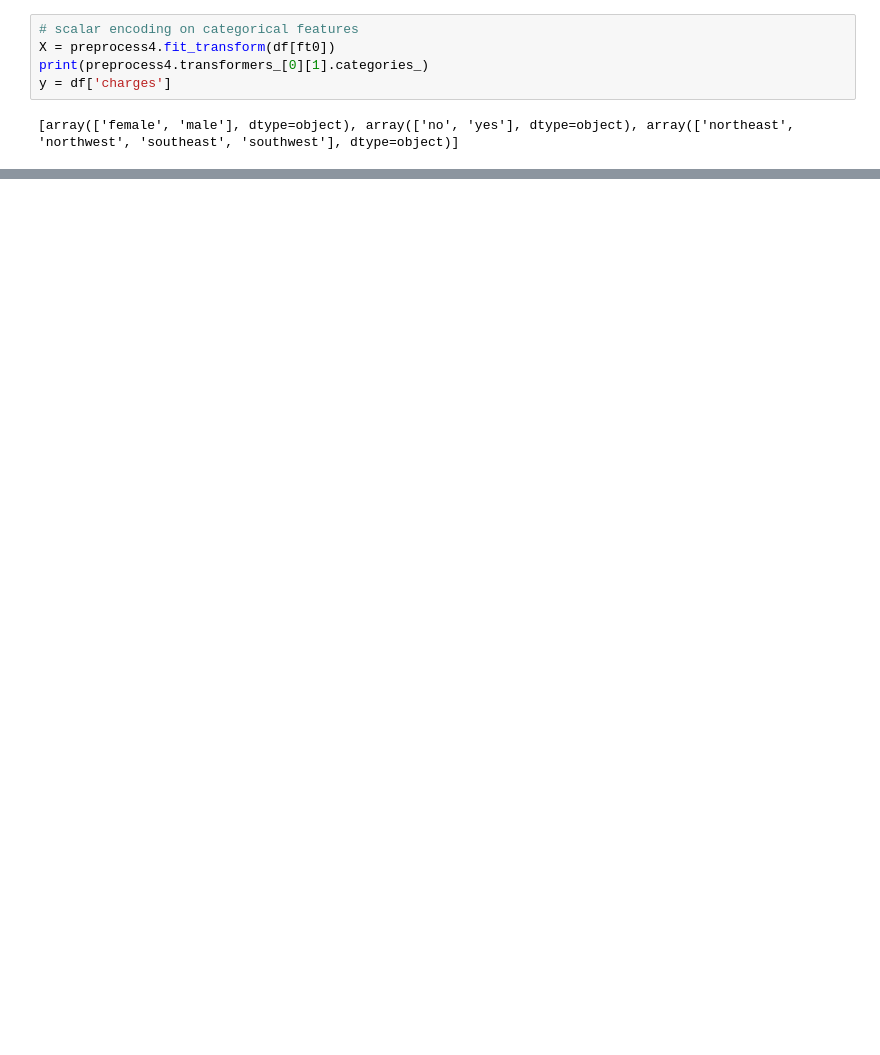
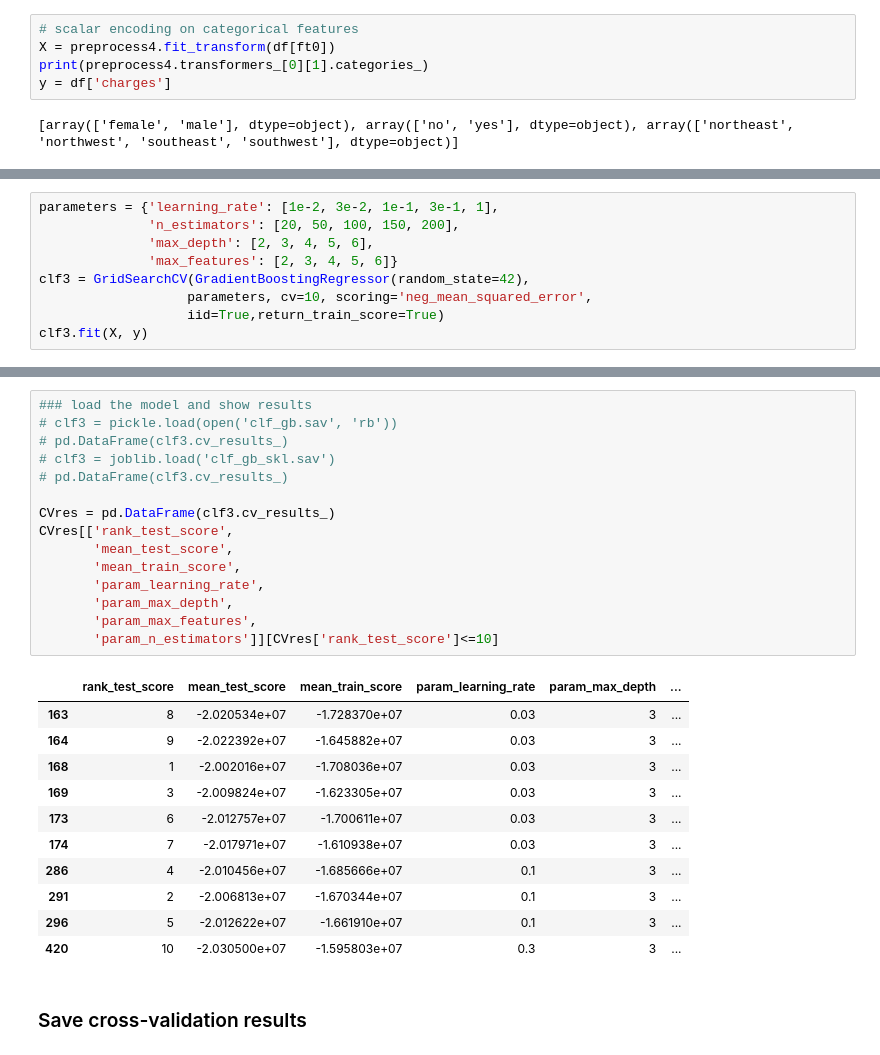
Before and after one commit to ruizhi92/ECE219-Large-Scale-Data-Mining, a Jupyter notebook: project4_regression/Project_4_Zeyu_dataset3.ipynb, the cells around one changed output, grey strips where cells are left out. Saved outputs shown, nothing was run; the diff lists cells and outputs as text; blank space fills up the shorter version.

```diff
--- a/project4_regression/Project_4_Zeyu_dataset3.ipynb
+++ b/project4_regression/Project_4_Zeyu_dataset3.ipynb
@@ -678,0 +590,9 @@ RMSE for test data= 4510.360014467094
+# %%
+parameters = {'learning_rate': [1e-2, 3e-2, 1e-1, 3e-1, 1],
+              'n_estimators': [20, 50, 100, 150, 200],
+              'max_depth': [2, 3, 4, 5, 6],
+              'max_features': [2, 3, 4, 5, 6]}
+clf3 = GridSearchCV(GradientBoostingRegressor(random_state=42),
+                   parameters, cv=10, scoring='neg_mean_squared_error',
+                   iid=True,return_train_score=True)
+clf3.fit(X, y)
@@ -678,0 +611,29 @@ RMSE for test data= 4510.360014467094
+# %%
+### load the model and show results
+# clf3 = pickle.load(open('clf_gb.sav', 'rb'))
+# pd.DataFrame(clf3.cv_results_)
+# clf3 = joblib.load('clf_gb_skl.sav')
+# pd.DataFrame(clf3.cv_results_)
+
+CVres = pd.DataFrame(clf3.cv_results_)
+CVres[['rank_test_score',
+       'mean_test_score',
+       'mean_train_score',
+       'param_learning_rate',
+       'param_max_depth',
+       'param_max_features',
+       'param_n_estimators']][CVres['rank_test_score']<=10]
+# %% [output]
+|  | rank_test_score | mean_test_score | mean_train_score | param_learning_rate | param_max_depth | ... |
+| 163 | 8 | -2.020534e+07 | -1.728370e+07 | 0.03 | 3 | ... |
+| 164 | 9 | -2.022392e+07 | -1.645882e+07 | 0.03 | 3 | ... |
+| 168 | 1 | -2.002016e+07 | -1.708036e+07 | 0.03 | 3 | ... |
+| 169 | 3 | -2.009824e+07 | -1.623305e+07 | 0.03 | 3 | ... |
+| 173 | 6 | -2.012757e+07 | -1.700611e+07 | 0.03 | 3 | ... |
+| 174 | 7 | -2.017971e+07 | -1.610938e+07 | 0.03 | 3 | ... |
+| 286 | 4 | -2.010456e+07 | -1.685666e+07 | 0.1 | 3 | ... |
+| 291 | 2 | -2.006813e+07 | -1.670344e+07 | 0.1 | 3 | ... |
+| 296 | 5 | -2.012622e+07 | -1.661910e+07 | 0.1 | 3 | ... |
+| 420 | 10 | -2.030500e+07 | -1.595803e+07 | 0.3 | 3 | ... |
+# %% [markdown]
+### Save cross-validation results
```
Also changed, not shown: parts of 19 cells of this notebook, 6 other files.
